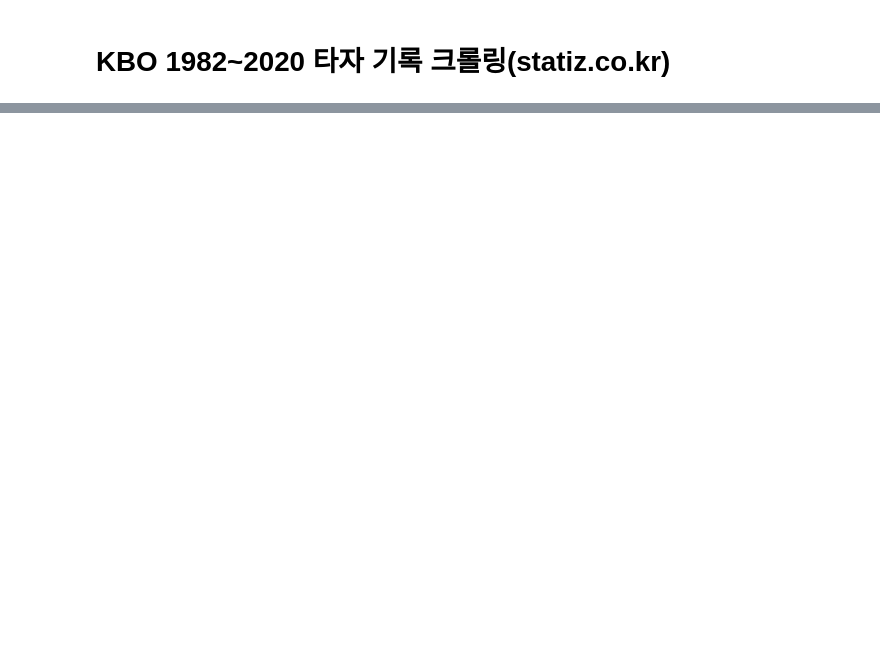
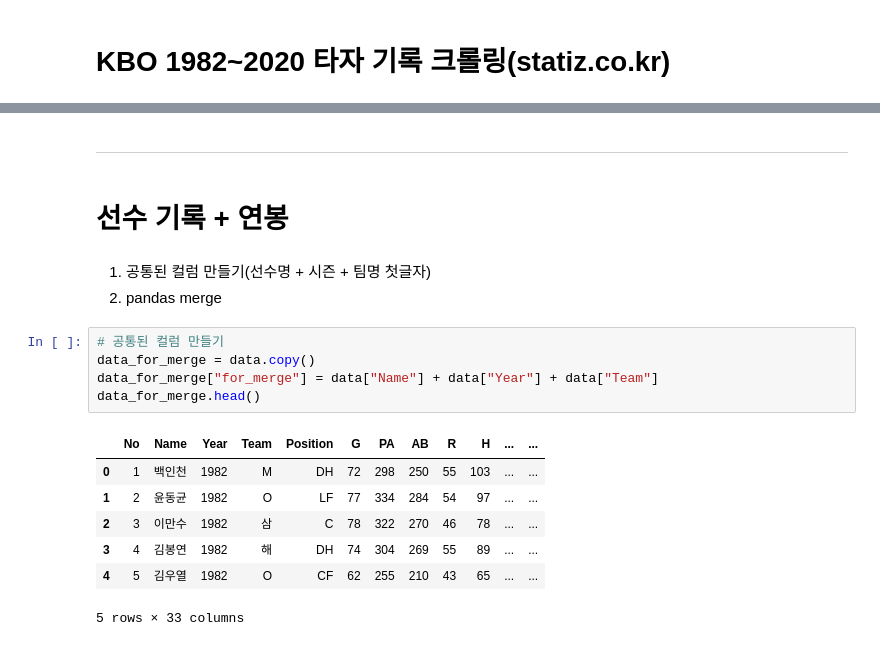
Before and after one commit to ch-4ml/crawling, a Jupyter notebook: KBO_1982_2020_Batter.ipynb, the cells around one changed output, grey strips where cells are left out. Cells and saved outputs as stored; diff of their text form; blank space fills up the shorter version.

```diff
--- a/KBO_1982_2020_Batter.ipynb
+++ b/KBO_1982_2020_Batter.ipynb
@@ -107,0 +255,20 @@ restore_data.to_csv('KBO_' + str(year) + '_Batter_EN.csv', encoding='cp949', ind
+# %% [markdown]
+---------------------
+# %% [markdown]
+# 선수 기록 + 연봉
+# %% [markdown]
+1. 공통된 컬럼 만들기(선수명 + 시즌 + 팀명 첫글자)
+2. pandas merge
+# %%
+# 공통된 컬럼 만들기
+data_for_merge = data.copy()
+data_for_merge["for_merge"] = data["Name"] + data["Year"] + data["Team"]
+data_for_merge.head()
+# %% [output]
+|  | No | Name | Year | Team | Position | G | PA | AB | R | H | ... | ... |
+| 0 | 1 | 백인천 | 1982 | M | DH | 72 | 298 | 250 | 55 | 103 | ... | ... |
+| 1 | 2 | 윤동균 | 1982 | O | LF | 77 | 334 | 284 | 54 | 97 | ... | ... |
+| 2 | 3 | 이만수 | 1982 | 삼 | C | 78 | 322 | 270 | 46 | 78 | ... | ... |
+| 3 | 4 | 김봉연 | 1982 | 해 | DH | 74 | 304 | 269 | 55 | 89 | ... | ... |
+| 4 | 5 | 김우열 | 1982 | O | CF | 62 | 255 | 210 | 43 | 65 | ... | ... |
+5 rows × 33 columns
```
Also changed, not shown: parts of 30 cells of this notebook, 10 other files.
